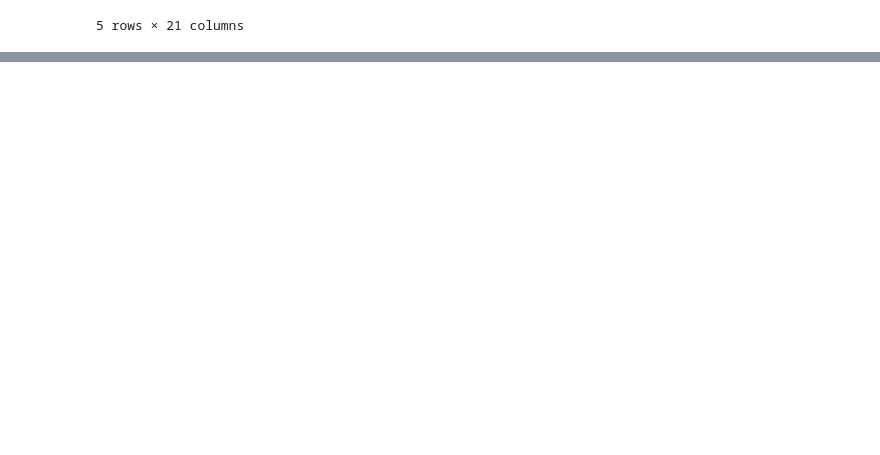
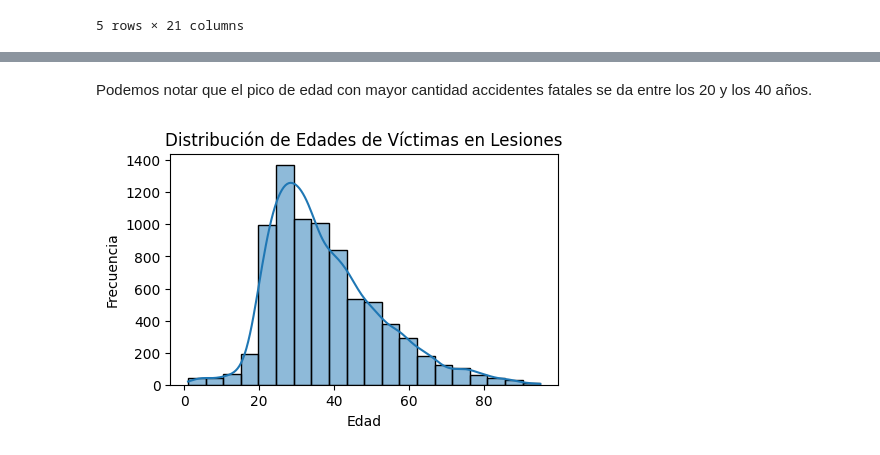
Before and after one commit to torcivita/PI-Siniestros-Viales, a Jupyter notebook: ETL + EDA.ipynb, the cells around one changed output, grey strips where cells are left out. Cells and saved outputs as stored; diff of their text form; code cells hidden in the pictures; blank space fills up the shorter version.

```diff
--- a/ETL + EDA.ipynb
+++ b/ETL + EDA.ipynb
@@ -611,0 +624,12 @@ lesiones_merge.head()
+# %% [markdown]
+Podemos notar que el pico de edad con mayor cantidad accidentes fatales se da entre los 20 y los 40 años.
+# %%
+# Visualizar la distribución de edades de las víctimas de lesiones
+plt.figure(figsize=(5, 3))
+sns.histplot(lesiones_merge['EDAD_VICTIMA'], bins=20, kde=True)
+plt.title('Distribución de Edades de Víctimas en Lesiones')
+plt.xlabel('Edad')
+plt.ylabel('Frecuencia')
+plt.show()
+# %% [output]
+[figure, added]
```
Also changed, not shown: parts of 20 cells of this notebook, 5 other files.
